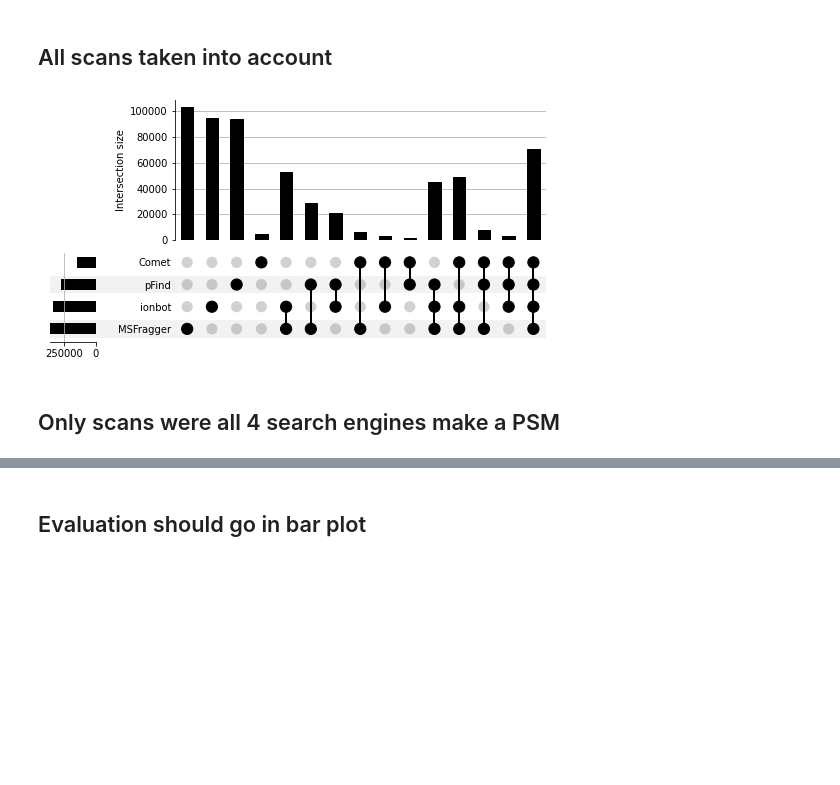
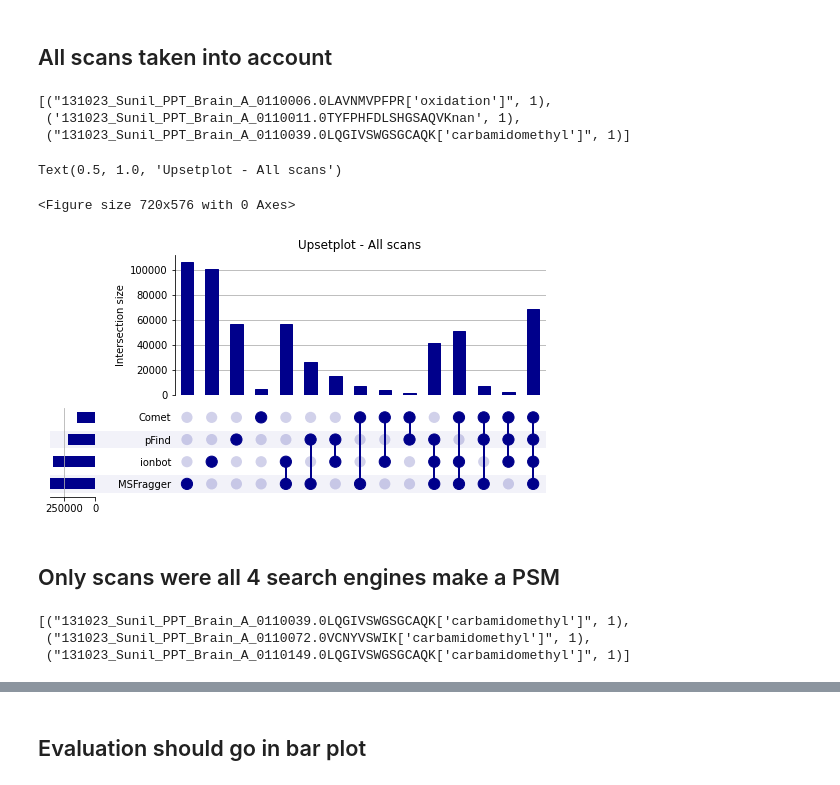
Before and after one commit to rodvrees/Master_Thesis, a Jupyter notebook: Voor_vergelijking_OSE/From_scratch/Analysis.ipynb, the cells around one changed output, grey strips where cells are left out. Cells and saved outputs as stored; diff of their text form; code cells hidden in the pictures; blank space fills up the shorter version.

```diff
--- a/Voor_vergelijking_OSE/From_scratch/Analysis.ipynb
+++ b/Voor_vergelijking_OSE/From_scratch/Analysis.ipynb
@@ -18,7 +19,11 @@ PXD002516 = pd.read_csv('/home/robbe/ionbot/Voor_vergelijking_OSE/From_scratch/P
 # %%
-PXD002516["ionbotID"] = PXD002516["Scan"].astype(str) + PXD002516["ionbot Sequence"] + PXD002516["ionbot_mods_formatted"].astype(str)
-PXD002516["FraggerID"] = PXD002516["Scan"].astype(str) + PXD002516["Fragger Sequence"] + PXD002516["fragger_mods_formatted"].astype(str)
-PXD002516["pFindID"] = PXD002516["Scan"].astype(str) + PXD002516["pFind Sequence"] + PXD002516["pfind_mods_formatted"].astype(str)
-PXD002516["CometID"] = PXD002516["Scan"].astype(str) + PXD002516["Comet Raw Sequence"] + PXD002516["comet_mods_formatted"].astype(str)
+PXD002516["ionbotID"] = PXD002516["Spectrum File"] + PXD002516["Scan"].astype(str) + PXD002516["ionbot Sequence"] + PXD002516["ionbot_mods_formatted"].astype(str)
+PXD002516["FraggerID"] = PXD002516["Spectrum File"]+ PXD002516["Scan"].astype(str) + PXD002516["Fragger Sequence"] + PXD002516["fragger_mods_formatted"].astype(str)
+PXD002516["pFindID"] = PXD002516["Spectrum File"] + PXD002516["Scan"].astype(str) + PXD002516["pFind Sequence"] + PXD002516["pfind_mods_formatted"].astype(str)
+PXD002516["CometID"] = PXD002516["Spectrum File"] + PXD002516["Scan"].astype(str) + PXD002516["Comet Raw Sequence"] + PXD002516["comet_mods_formatted"].astype(str)
+PXD004010["ionbotID"] = PXD004010["Spectrum File"] + PXD004010["Scan"].astype(str) + PXD004010["ionbot Sequence"] + PXD004010["ionbot_mods_formatted"].astype(str)
+PXD004010["FraggerID"] = PXD004010["Spectrum File"]+ PXD004010["Scan"].astype(str) + PXD004010["Fragger Sequence"] + PXD004010["fragger_mods_formatted"].astype(str)
+PXD004010["pFindID"] = PXD004010["Spectrum File"] + PXD004010["Scan"].astype(str) + PXD004010["pFind Sequence"] + PXD004010["pfind_mods_formatted"].astype(str)
+PXD004010["CometID"] = PXD004010["Spectrum File"] + PXD004010["Scan"].astype(str) + PXD004010["Comet Raw Sequence"] + PXD004010["comet_mods_formatted"].astype(str)
 # %%
 PXD002516["Comet Raw Sequence"].mask(PXD002516["Comet q-value"] > 0.01, np.nan, inplace=True)
@@ -513,8 +551,28 @@ comet = list(set(PXD002516["CometID"]))
+# %%
+ionbot = list(PXD002516["ionbotID"])
+ionbot = [x for x in ionbot if str(x) != 'nan']
+fragger = list(PXD002516["FraggerID"])
+fragger = [x for x in fragger if str(x) != 'nan']
+pfind = list(PXD002516["pFindID"])
+pfind = [x for x in pfind if str(x) != 'nan']
+comet = list(PXD002516["CometID"])
+comet = [x for x in comet if str(x) != 'nan']
+# %%
+from collections import Counter
+Counter(ionbot).most_common(3)
+# %% [output]
+[("131023_Sunil_PPT_Brain_A_0110006.0LAVNMVPFPR['oxidation']", 1),
+ ('131023_Sunil_PPT_Brain_A_0110011.0TYFPHFDLSHGSAQVKnan', 1),
+ ("131023_Sunil_PPT_Brain_A_0110039.0LQGIVSWGSGCAQK['carbamidomethyl']", 1)]
 # %%
 allscans = upsetplot.from_contents({'ionbot': ionbot, 'MSFragger': fragger, 'pFind': pfind, 'Comet': comet})
 # %%
-ax_dict = upsetplot.UpSet(allscans, subset_size="count").plot()
+plt.figure(figsize=(10,8))
+ax_dict = upsetplot.UpSet(allscans, subset_size="count", facecolor="darkblue").plot()
+plt.title("Upsetplot - All scans", )
 # %% [output]
+Text(0.5, 1.0, 'Upsetplot - All scans')
+<Figure size 720x576 with 0 Axes>
-[figure, old version]
+[figure, new version]
 # %% [markdown]
 ## Only scans were all 4 search engines make a PSM
@@ -526,2 +588,9 @@ cometAllmatched = list(set(Allmatched["CometID"]))
+# %%
+from collections import Counter
+Counter(ionbotAllmatched).most_common(3)
+# %% [output]
+[("131023_Sunil_PPT_Brain_A_0110039.0LQGIVSWGSGCAQK['carbamidomethyl']", 1),
+ ("131023_Sunil_PPT_Brain_A_0110072.0VCNYVSWIK['carbamidomethyl']", 1),
+ ("131023_Sunil_PPT_Brain_A_0110149.0LQGIVSWGSGCAQK['carbamidomethyl']", 1)]
 # %%
 allmatchedplot = upsetplot.from_contents({'ionbot':ionbotAllmatched, 'MSFragger': fraggerAllmatched, "pFind":pfindAllmatched, "Comet":cometAllmatched })
```
Also changed, not shown: parts of 53 cells of this notebook, 20 other files.
